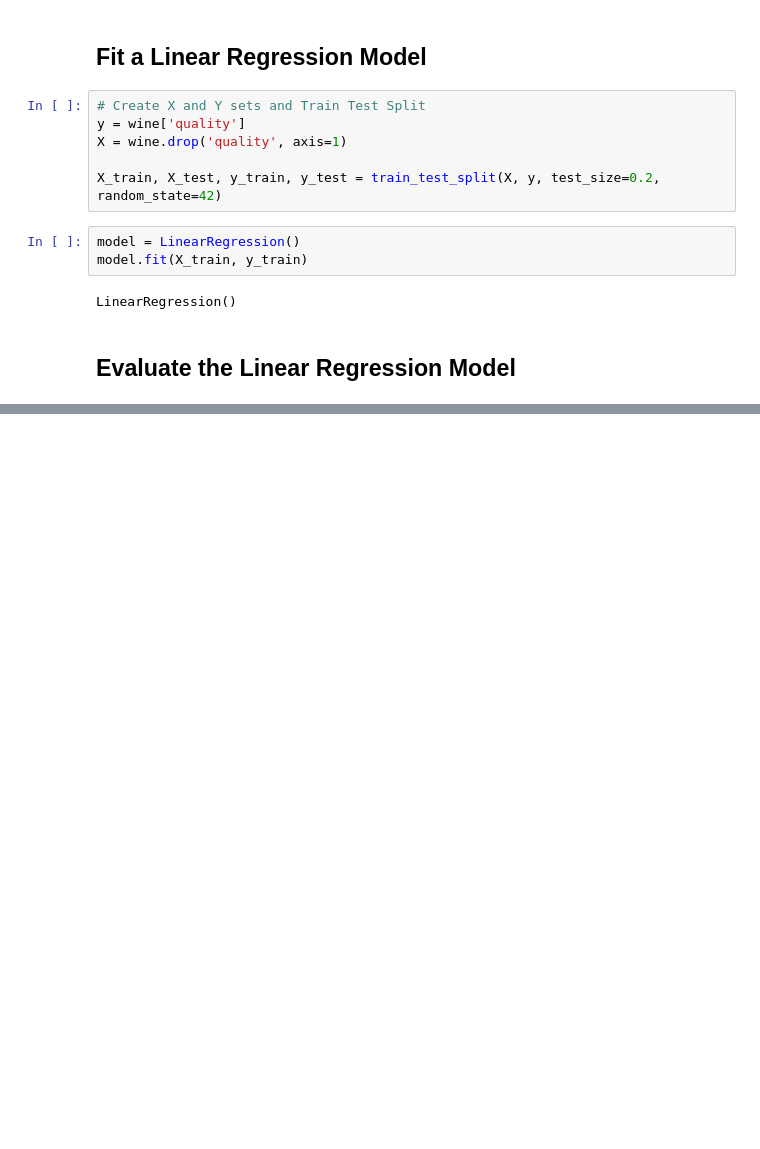
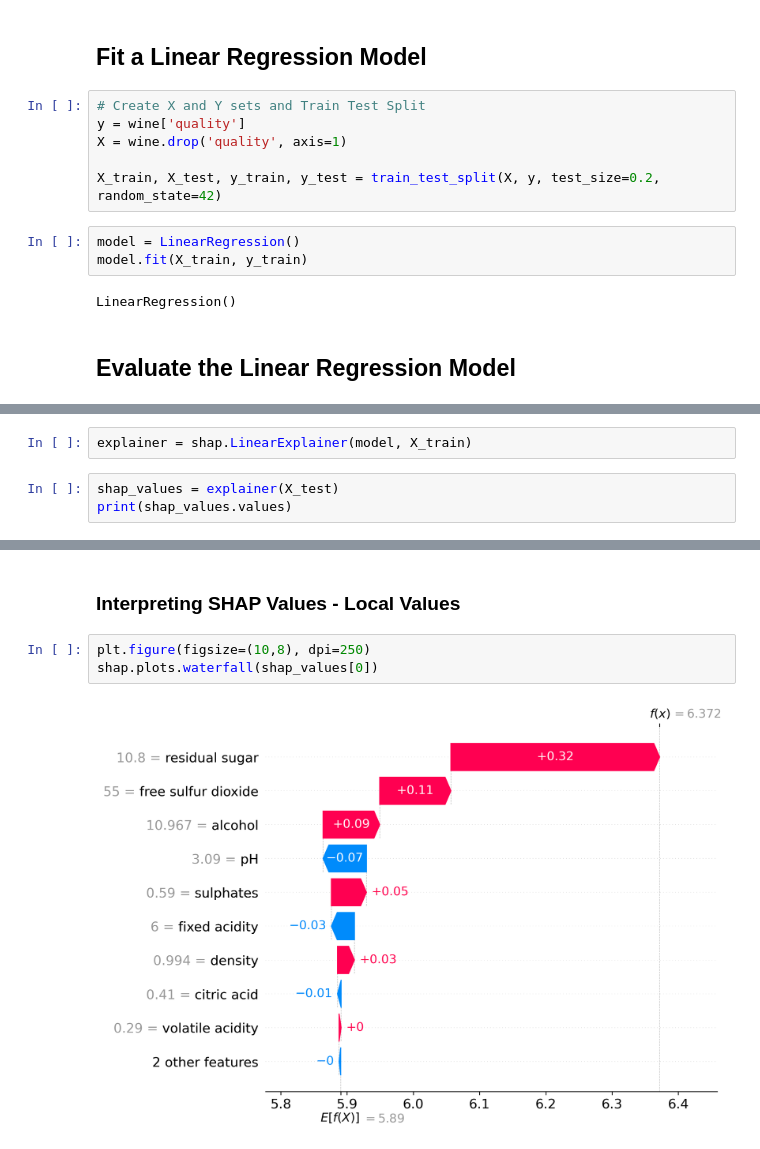
Before and after one commit to cmurray4492/PythonProjects, a Jupyter notebook: Machine_Learning/SHAP/SHAP_for_Linear_Models.ipynb, the cells around one changed output, grey strips where cells are left out. Saved outputs shown, nothing was run; the diff lists cells and outputs as text; blank space fills up the shorter version.

Commit message:
SHAP 2

```diff
--- a/Machine_Learning/SHAP/SHAP_for_Linear_Models.ipynb
+++ b/Machine_Learning/SHAP/SHAP_for_Linear_Models.ipynb
@@ -142,0 +150,5 @@ RMSE: 0.75
+# %%
+explainer = shap.LinearExplainer(model, X_train)
+# %%
+shap_values = explainer(X_test)
+print(shap_values.values)
@@ -142,0 +169,7 @@ RMSE: 0.75
+# %% [markdown]
+### Interpreting SHAP Values - Local Values
+# %%
+plt.figure(figsize=(10,8), dpi=250)
+shap.plots.waterfall(shap_values[0])
+# %% [output]
+[figure, added]
```
Also changed, not shown: parts of 11 cells of this notebook.
